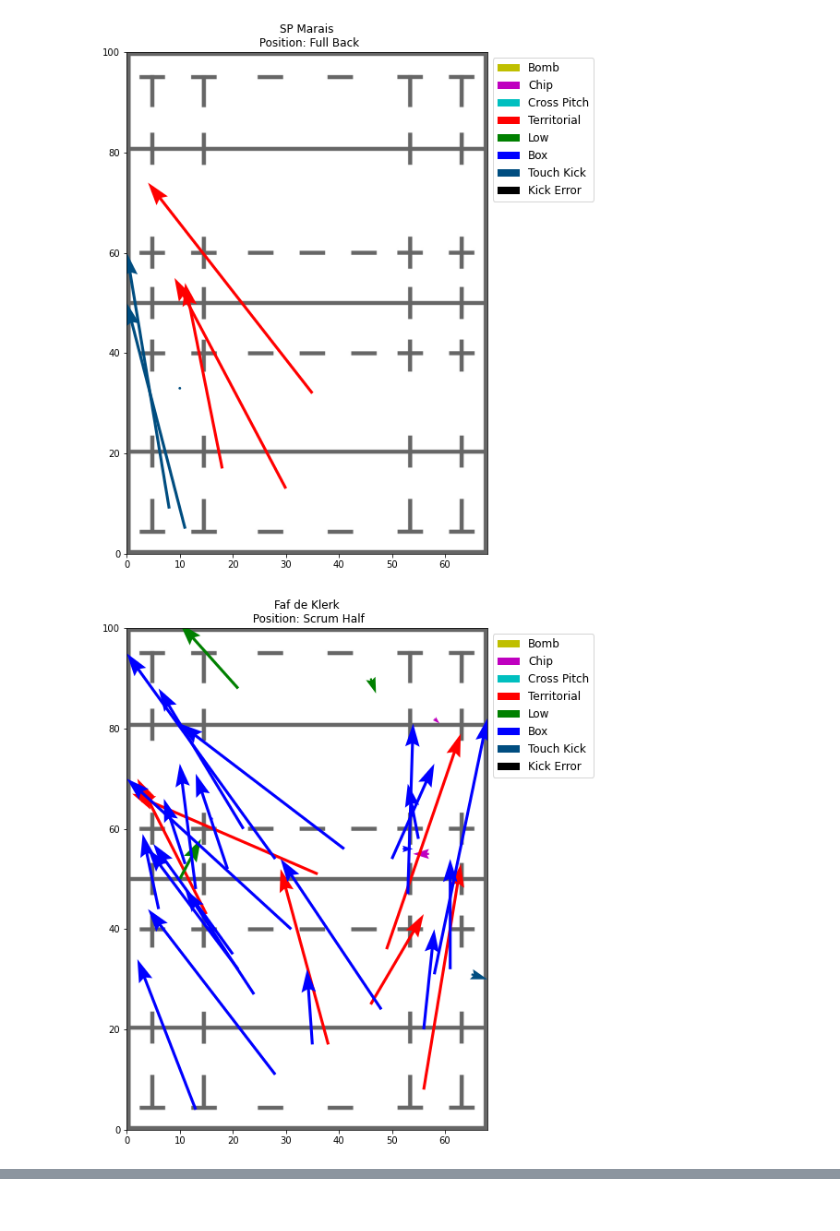
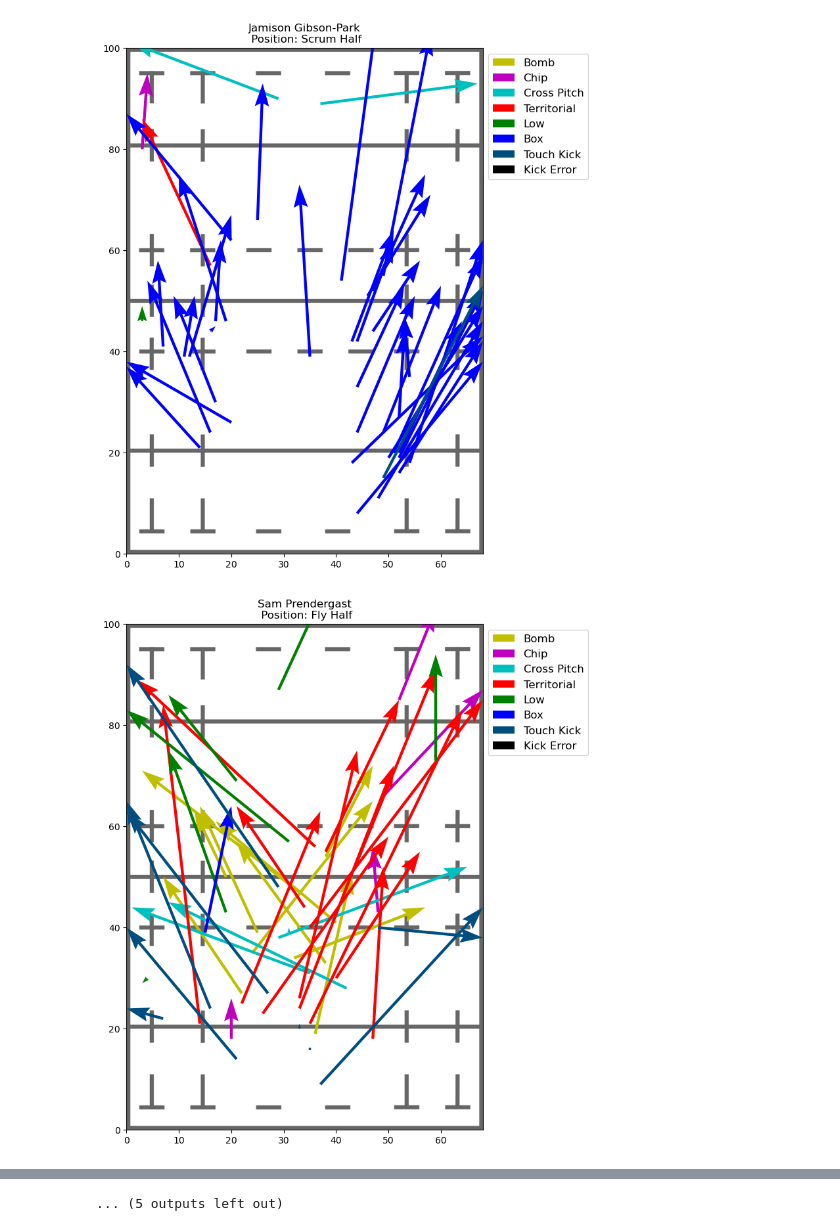
Before and after one commit to Kou-ISK/RugbyHub_Reader, a Jupyter notebook: for_BI_csv.ipynb, the cells around one changed output, grey strips where cells are left out. Drawn from its saved outputs; the diff is of its cells as text; code cells hidden in the pictures.

```diff
--- a/for_BI_csv.ipynb
+++ b/for_BI_csv.ipynb
@@ -9,12 +9,12 @@ import seaborn as sns
 import numpy as np
 import glob
 
-TEAMNAME = 'Green Rockets Tokatsu'
+TEAMNAME = 'England'
 
 #マスタデータのインポート
 master = pd.read_csv(os.getcwd() + "/Resources/RugbyHub_master_data.csv",dtype=str)
 
-df = pd.read_csv("/Users/isakakou/Desktop/22-23_Stats/933707_KUBOvNECG_BI.csv",encoding='latin1')
+df = pd.read_csv("/Users/isakakou/Desktop/Optaデータ関連/Six Nations BI CSV Files Apr 2025/941791_IRELvENGL_BI.csv",encoding='latin1')
 df.columns
 df[['playerName', 'teamName','x_coord','y_coord','x_coord_end','y_coord_end',
     'actionName','ActionTypeName','ActionResultName','qualifier3Name',
@@ -232,10 +226,10 @@ import seaborn as sns
 import numpy as np
 import glob
 
-TEAMNAME = 'Yokohama Canon Eagles'
+TEAMNAME = 'Ireland'
 
 # パスで指定したファイルの一覧をリスト形式で取得.
-csv_files = glob.glob('/Users/isakakou/Desktop/22-23_Stats/*.csv')
+csv_files = glob.glob('/Users/isakakou/Desktop/Optaデータ関連/Six Nations BI CSV Files Apr 2025/*.csv')
 
 #読み込むファイルのリストを表示
 for a in csv_files:
@@ -290,4 +284,63 @@ for p in range(len(player_list)):
     plt.title(player_list[p] + "\n Position: " + position[0])
     plt.gcf().subplots_adjust(wspace=4)
     plt.show()
+
+
+# 接点無双度計測
+def at_settenmusou(TEAMNAME):
+    dfaction = df.loc[(df['teamName'] == TEAMNAME)]
+    carries = dfaction.loc[dfaction['actionName'] == 'Carry']
+    musou = carries.loc[(carries["qualifier4Name"] == 'Dominant Contact') | (carries["qualifier4Name"] == 'Neutral Contact')]
+    print(f"{TEAMNAME} AT接点無双度: {len(musou)/len(carries)*100}%")
+
+def df_settenmusou(TEAMNAME):
+    team_df = df.loc[(df['homeTeamName'] == TEAMNAME) | (df['awayTeamName'] == TEAMNAME)]
+    dfaction = team_df.loc[(team_df['teamName'] != TEAMNAME)]
+    carries = dfaction.loc[dfaction['actionName'] == 'Carry']
+    musou = carries.loc[(carries["qualifier3Name"] == 'Neutral Gain line') | (carries["qualifier3Name"] == 'Failed Gain line')]
+    print(f"{TEAMNAME} DF接点無双度: {len(musou)/len(carries)*100}%")
+
+#SIX_NATIONS_TEAMS = ["France", "Ireland", "England", "Scotland", "Wales", "Italy"]
+#for team in SIX_NATIONS_TEAMS:
+    #at_settenmusou(team)
+    #df_settenmusou(team)
+
+def calc_possession_start_end_probability(df):
+    # Possession アクションだけを抽出
+    df_possession = df[df["actionName"] == "Possession"]
+
+    # 開始と終了のペアを作成
+    pair_counts = df_possession.groupby(["ActionTypeName", "ActionResultName"]).size().reset_index(name="count")
+
+    # 総数で割って確率に変換
+    total_possessions = pair_counts["count"].sum()
+    pair_counts["probability"] = (pair_counts["count"] / total_possessions)
+
+    # 結果をソートして見やすく
+    pair_counts = pair_counts.sort_values(by="probability", ascending=False).reset_index(drop=True)
+
+    return pair_counts
+
+def calc_possession_probability_crosstab(df):
+    # Possession のみに絞る
+    df_possession = df[df["actionName"] == "Possession"]
+
+    # 各 (ActionTypeName, ActionResultName) の出現回数をカウント
+    crosstab_count = pd.crosstab(df_possession["ActionTypeName"], df_possession["ActionResultName"])
+
+    # 各行（ActionTypeName）ごとの合計で割って、確率を計算
+    crosstab_prob = crosstab_count.div(crosstab_count.sum(axis=1), axis=0)
+
+    return crosstab_prob
+
+pair_counts = calc_possession_start_end_probability(df)
+display(pair_counts)
+# 各ポゼッション起点がトライに繋がる確率
+print(pair_counts.loc[pair_counts["ActionResultName"] == "Try"])
+# クロス集計表として表示
+display(calc_possession_probability_crosstab(df))
+
+def calc_possession_value_model():
+    #FXIDが同じでPLIDがチームのものについて、特定のアクションから特定のアクションに移行する確率を計算する
+    print("いつかやる")
 # %% [output]
@@ -310,3 +363,3 @@ for p in range(len(player_list)):
 Name: playerName, dtype: object
-[figure, old version]
+[figure, new version]
-[figure, old version]
+[figure, new version]
@@ -322,0 +375 @@ Name: playerName, dtype: object
+... (5 outputs left out)
```
Also changed, not shown: parts of 7 cells of this notebook.
